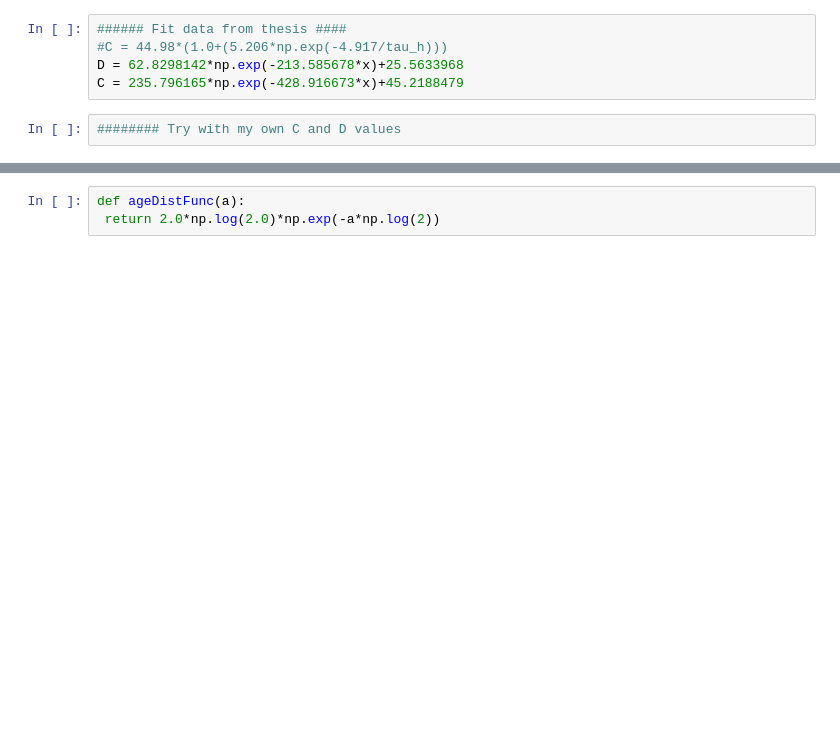
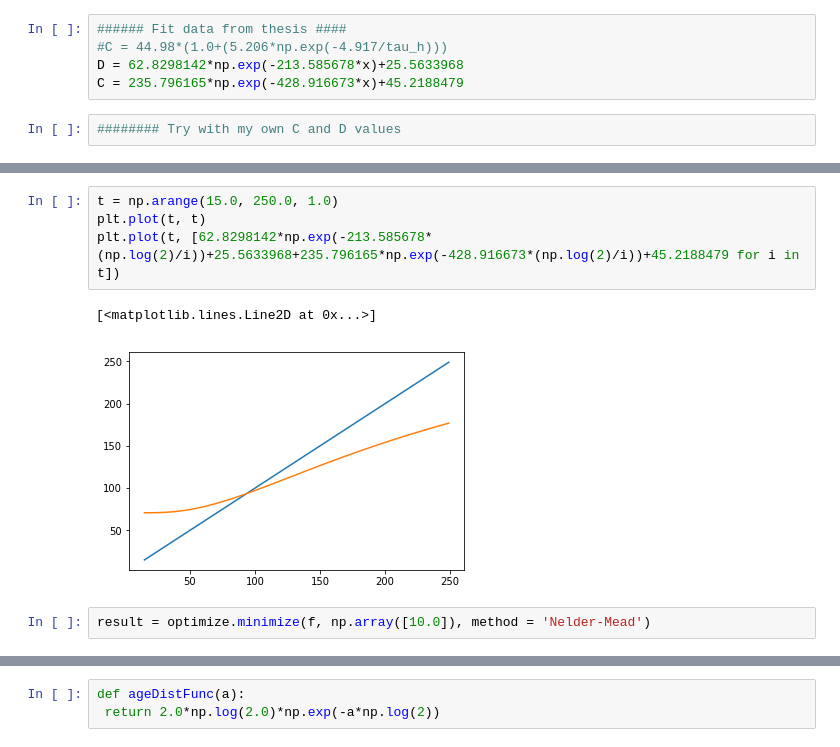
Before and after one commit to Melclic/HMG, a Jupyter notebook: webCH/libCH/population_cell_cycle.ipynb, the cells around one changed output, grey strips where cells are left out. Cells and saved outputs as stored; diff of their text form; blank space fills up the shorter version.

```diff
--- a/webCH/libCH/population_cell_cycle.ipynb
+++ b/webCH/libCH/population_cell_cycle.ipynb
@@ -420,0 +534,9 @@ C = 235.796165*np.exp(-428.916673*x)+45.2188479
+# %%
+t = np.arange(15.0, 250.0, 1.0)
+plt.plot(t, t)
+plt.plot(t, [62.8298142*np.exp(-213.585678*(np.log(2)/i))+25.5633968+235.796165*np.exp(-428.916673*(np.log(2)/i))+45.2188479 for i in t])
+# %% [output]
+[<matplotlib.lines.Line2D at 0x...>]
+[figure, added]
+# %%
+result = optimize.minimize(f, np.array([10.0]), method = 'Nelder-Mead')
```
Also changed, not shown: parts of 27 cells of this notebook, 9 other files.
